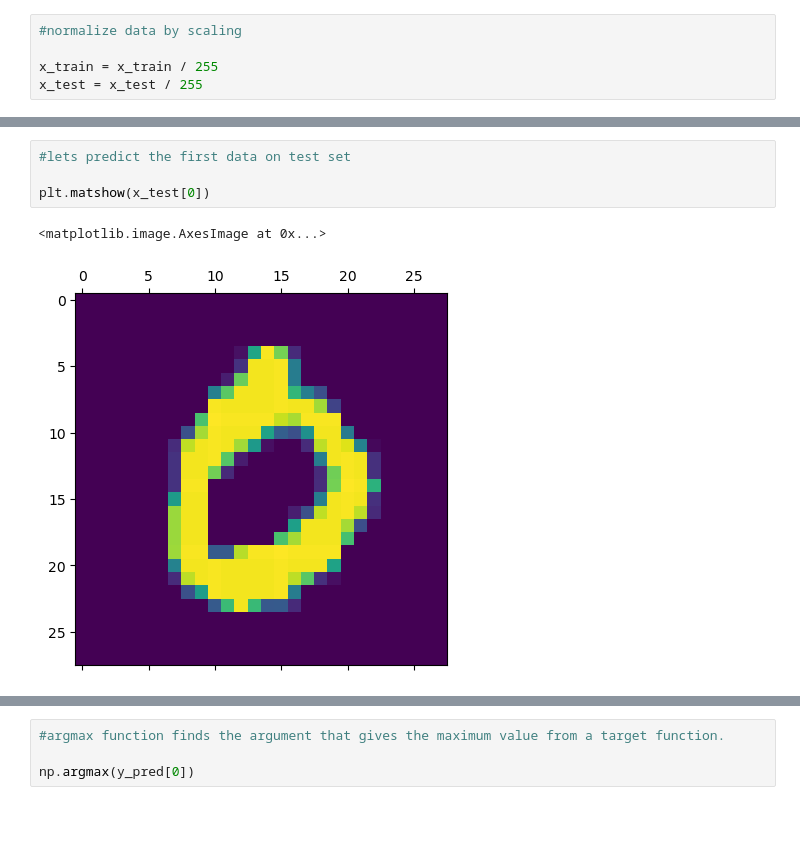
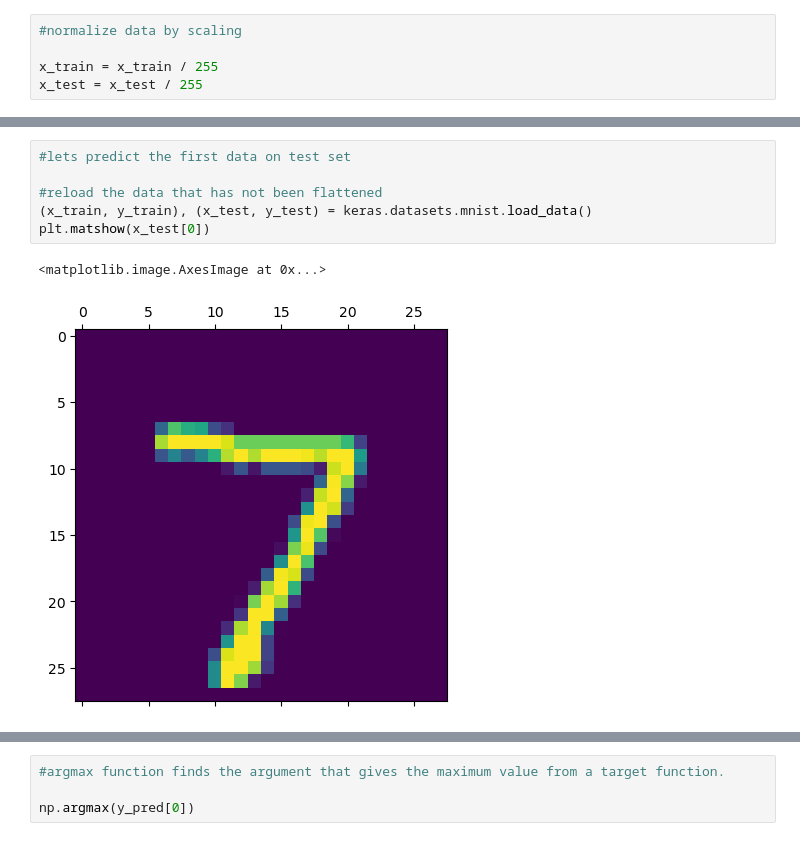
Before and after one commit to DovanRai/NeuralNetworks_Demo, a Jupyter notebook: NeuralNetwork-Demo_1.ipynb, the cells around one changed output, grey strips where cells are left out. Drawn from its saved outputs; the diff is of its cells as text.

```diff
--- a/NeuralNetwork-Demo_1.ipynb
+++ b/NeuralNetwork-Demo_1.ipynb
@@ -226,10 +214,12 @@ y_pred = model.predict(x_test)
-# %%
-#lets predict the first data on test set
-
-plt.matshow(x_test[0])
-# %% [output]
-<matplotlib.image.AxesImage at 0x...>
-[figure, removed]
+# %%
+#lets predict the first data on test set
+
+#reload the data that has not been flattened
+(x_train, y_train), (x_test, y_test) = keras.datasets.mnist.load_data()
+plt.matshow(x_test[0])
+# %% [output]
+<matplotlib.image.AxesImage at 0x...>
+[figure, added]
 # %%
 #print the predictions for the first data on test set
 
```
Also changed, not shown: parts of 15 cells of this notebook.
